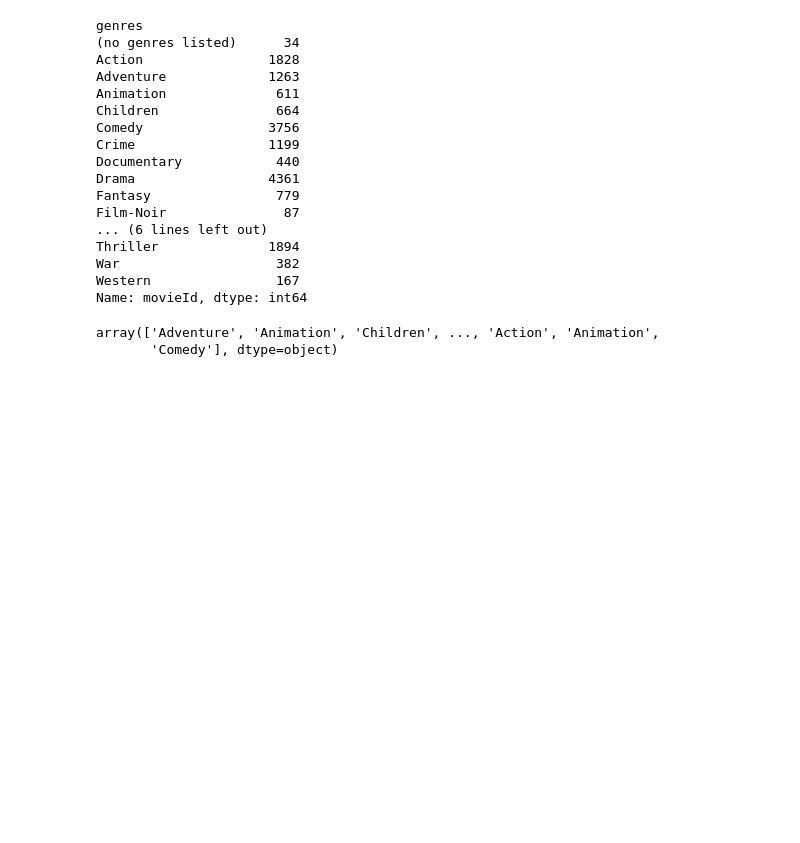
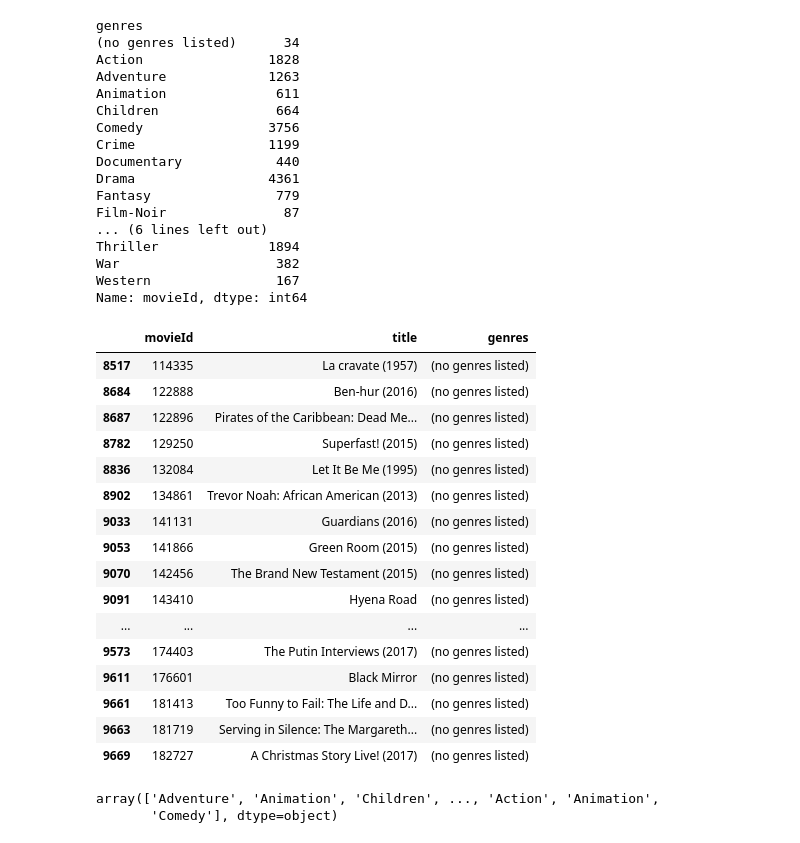
Before and after one commit to RedDragonfruit/MovieLens_Recommendation, a Jupyter notebook: EL_notebook.ipynb, the cells around one changed output. Drawn from its saved outputs; the diff is of its cells as text; code cells hidden in the pictures; blank space fills up the shorter version.

```diff
--- a/EL_notebook.ipynb
+++ b/EL_notebook.ipynb
@@ -310,6 +346,28 @@ Thriller              1894
 War                    382
 Western                167
 Name: movieId, dtype: int64
+# %%
+az = genres_df.groupby('genres')
+# %%
+az.get_group('(no genres listed)')
+# %% [output]
+|  | movieId | title | genres |
+| 8517 | 114335 | La cravate (1957) | (no genres listed) |
+| 8684 | 122888 | Ben-hur (2016) | (no genres listed) |
+| 8687 | 122896 | Pirates of the Caribbean: Dead Me... | (no genres listed) |
+| 8782 | 129250 | Superfast! (2015) | (no genres listed) |
+| 8836 | 132084 | Let It Be Me (1995) | (no genres listed) |
+| 8902 | 134861 | Trevor Noah: African American (2013) | (no genres listed) |
+| 9033 | 141131 | Guardians (2016) | (no genres listed) |
+| 9053 | 141866 | Green Room (2015) | (no genres listed) |
+| 9070 | 142456 | The Brand New Testament (2015) | (no genres listed) |
+| 9091 | 143410 | Hyena Road | (no genres listed) |
+| ... | ... | ... | ... |
+| 9573 | 174403 | The Putin Interviews (2017) | (no genres listed) |
+| 9611 | 176601 | Black Mirror | (no genres listed) |
+| 9661 | 181413 | Too Funny to Fail: The Life and D... | (no genres listed) |
+| 9663 | 181719 | Serving in Silence: The Margareth... | (no genres listed) |
+| 9669 | 182727 | A Christmas Story Live! (2017) | (no genres listed) |
 # %%
 genres_df['genres'].values
 # %% [output]
```
Also changed, not shown: parts of 22 cells of this notebook.
